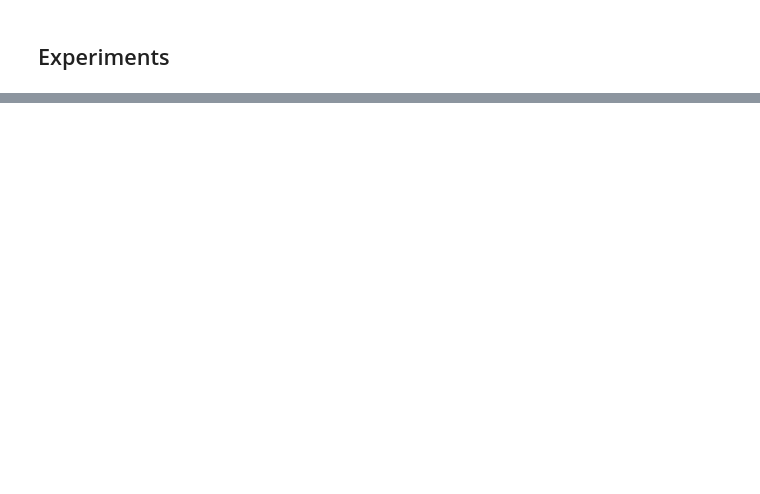
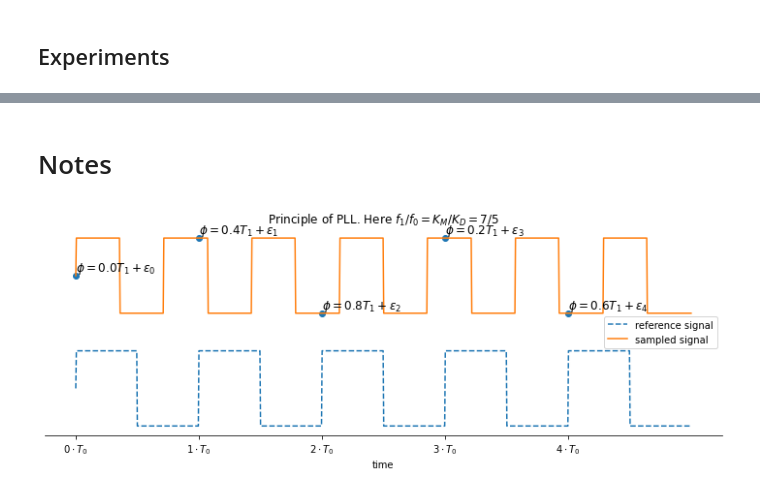
Before and after one commit to maciejskorski/enhanced-pll-trng, a Jupyter notebook: TRNG_Dependency_Analysis.ipynb, the cells around one changed output, grey strips where cells are left out. Drawn from its saved outputs; the diff is of its cells as text; code cells hidden in the pictures; blank space fills up the shorter version.

```diff
--- a/TRNG_Dependency_Analysis.ipynb
+++ b/TRNG_Dependency_Analysis.ipynb
@@ -224,0 +229,45 @@ INFO:TRNG Analysis:Doing experiment data_v1/220928_CVa4
+# %% [markdown]
+# Notes
+# %%
+import matplotlib.pyplot as plt
+import numpy as np
+
+plt.rcParams["figure.figsize"] = [10,4]
+
+fig, ax = plt.subplots()
+f0 = 5
+ts = np.linspace(0,1,1000)
+y0= np.sign( np.sin(2*np.pi*f0*ts) )
+y0 = -3+y0
+ax.plot(ts,y0,linestyle='dashed',label='reference signal')
+
+f1 = 7
+y1 = np.sign( np.sin(2*np.pi*f1*ts) )
+ax.plot(ts,y1,label='sampled signal')
+
+ts_sampled = np.arange(int(f0))*1/f0
+y1_sampled = np.sign( np.sin(2*np.pi*f1*ts_sampled) )
+ax.scatter(ts_sampled, y1_sampled)
+
+annotations = ['ble' for _ in ts_sampled]
+for i,(text,t,y) in enumerate(zip(annotations,ts_sampled,y1_sampled)):
+  phi = np.remainder(t,1/f1)*f1
+  phi = phi.round(3)
+  ax.text(t,y,f'$\phi={phi} T_1 + \epsilon_{i} $',ha="left", va="bottom",size=12)
+
+
+ax.spines['left'].set_visible(False)
+ax.spines['right'].set_visible(False)
+ax.spines['top'].set_visible(False)
+
+ax.set_yticks([])
+ax.set_xticks(ts_sampled)
+ax.set_xticklabels([f'${t:.0f}\cdot T_0$' for t in ts_sampled*f0])
+
+ax.legend()
+ax.set_title('Principle of PLL. Here $f_1/f_0 = K_M/K_D = 7/5$')# = \frac{7}{5} = \frac{K_M}{K_D}$')
+ax.set_xlabel('time')
+
+plt.tight_layout()
+# %% [output]
+[figure, added]
```
Also changed, not shown: parts of 22 cells of this notebook.
